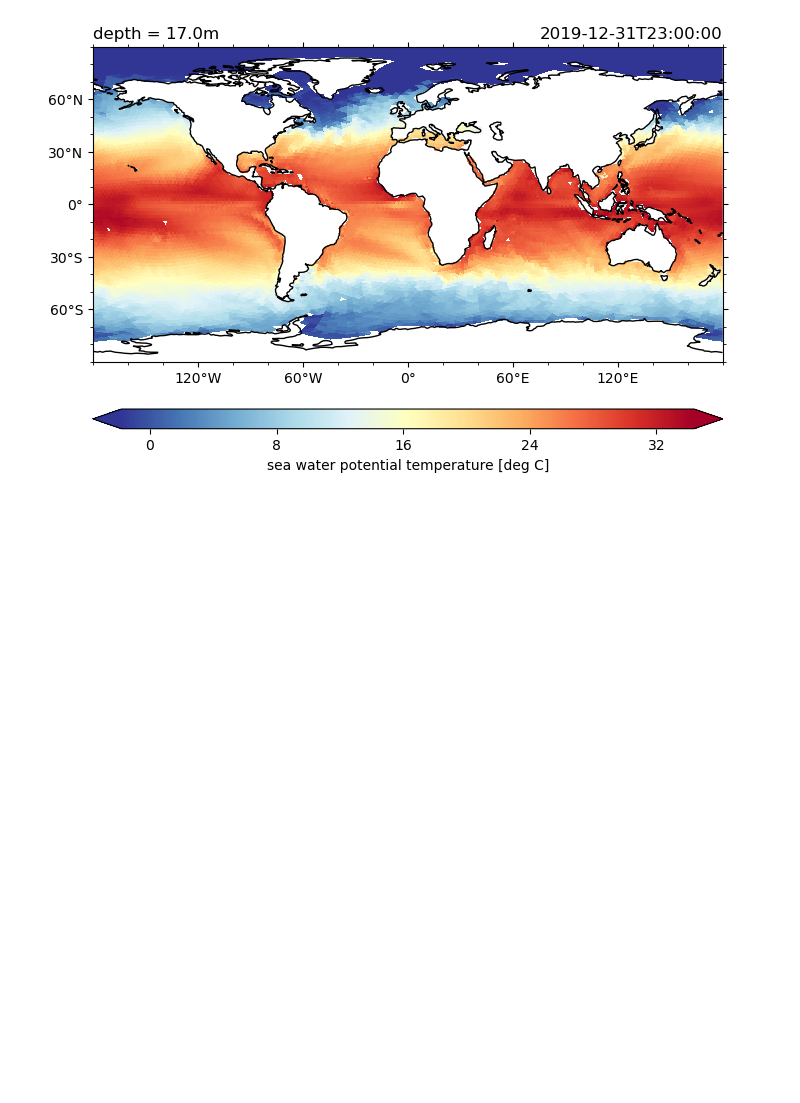
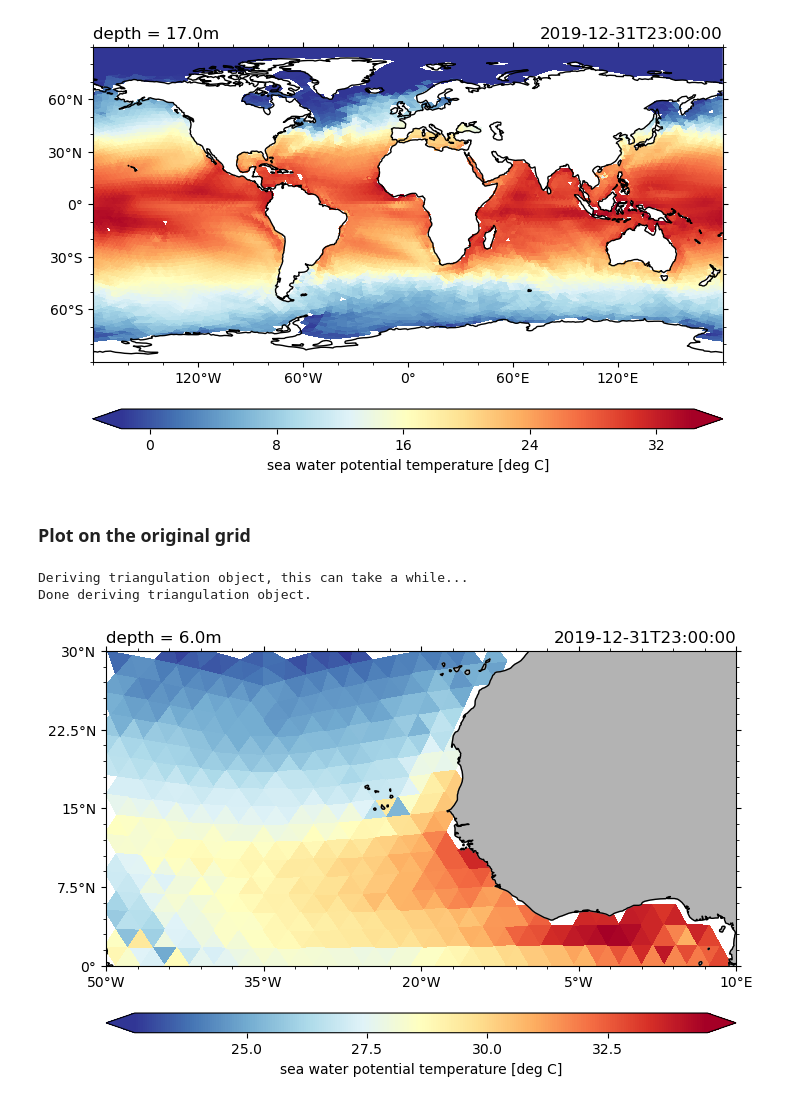
Before and after one commit to ppothapa/pyICON_EXCLAIM, a Jupyter notebook: notebooks/examp_easyms2022.ipynb, the cells around one changed output. Saved outputs shown, nothing was run; the diff lists cells and outputs as text; code cells hidden in the pictures; blank space fills up the shorter version.

```diff
--- a/notebooks/examp_easyms2022.ipynb
+++ b/notebooks/examp_easyms2022.ipynb
@@ -93,3 +95,11 @@ ds_2d.hi.isel(time=-1,lev=0).pyic.plot(projection='np')
 ds_3d.to.isel(time=-1).sel(depth=20., method='nearest').pyic.plot(land_facecolor='none')
 # %% [output]
 [figure]
+# %% [markdown]
+### Plot on the original grid
+# %%
+ds_3d.to.isel(time=-1,depth=0).pyic.plot(lon_reg=[-50,10], lat_reg=[0,30], plot_method='tgrid')
+# %% [output]
+Deriving triangulation object, this can take a while...
+Done deriving triangulation object.
+[figure, added]
```
Also changed, not shown: parts of 11 cells of this notebook.
